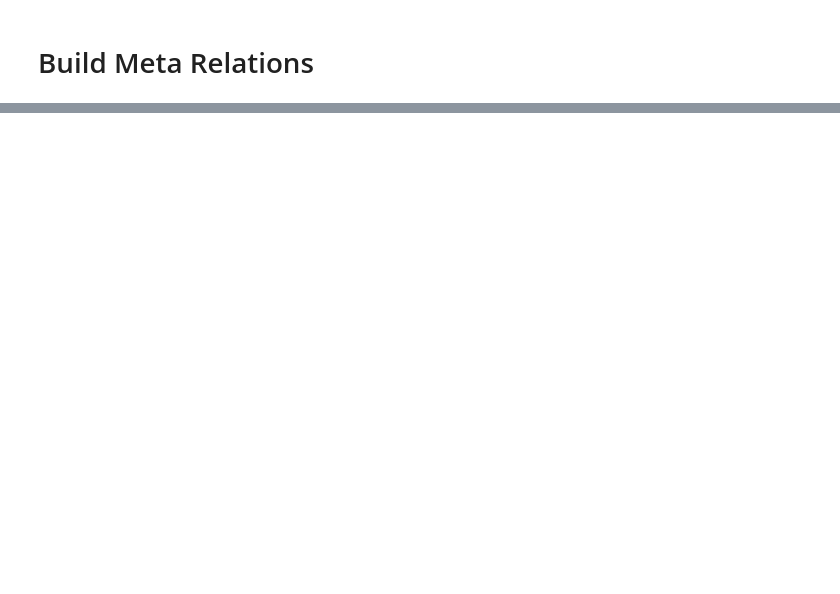
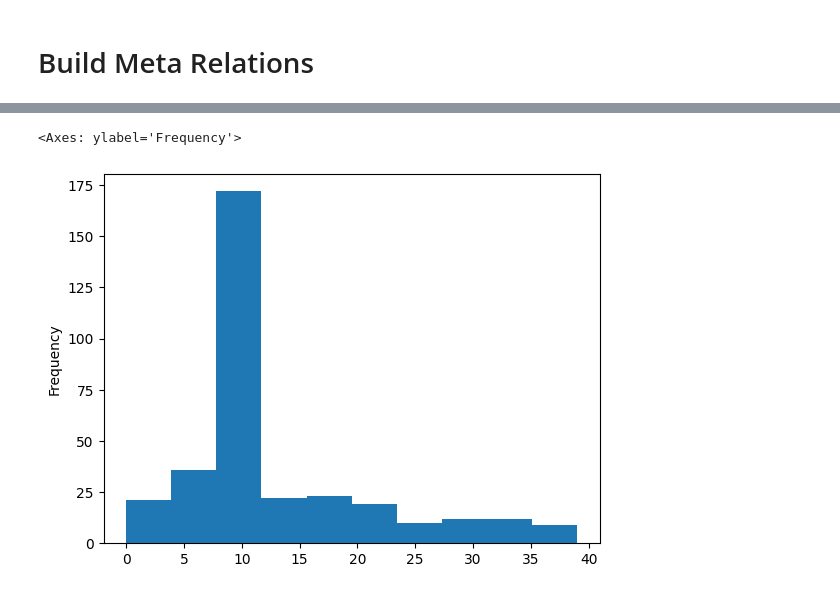
Before and after one commit to Minyall/squashy, a Jupyter notebook: squashy/demos/subreddits_demo.ipynb, the cells around one changed output, grey strips where cells are left out. Saved outputs shown, nothing was run; the diff lists cells and outputs as text; code cells hidden in the pictures; blank space fills up the shorter version.

```diff
--- a/squashy/demos/subreddits_demo.ipynb
+++ b/squashy/demos/subreddits_demo.ipynb
@@ -138,0 +225,8 @@ agglomerator.metrics.visualize(x='pass_', y='runtime', color='hop', log_y=True)
+# %%
+RESOLUTION = 0.4
+
+communities = nx.algorithms.community.louvain_communities(G,weight='score', resolution=RESOLUTION)
+modularity_score = nx.algorithms.community.modularity(G,communities,weight='score', resolution=RESOLUTION)
+
+
+print(f"N Communities: {len(communities)} - Modularity: {modularity_score:.3}")
@@ -138,0 +235,6 @@ agglomerator.metrics.visualize(x='pass_', y='runtime', color='hop', log_y=True)
+# %%
+com_to_assign = {}
+for i, community in enumerate(communities):
+    for member in community:
+        com_to_assign[member] = i
+com_to_assign
@@ -138,0 +259,2 @@ agglomerator.metrics.visualize(x='pass_', y='runtime', color='hop', log_y=True)
+# %%
+sizes = node_list.set_index('id')['n_subnodes'].to_dict()
@@ -138,0 +272,7 @@ agglomerator.metrics.visualize(x='pass_', y='runtime', color='hop', log_y=True)
+# %%
+node_list = node_list.merge(pd.Series(com_to_assign, name='community'), how='left', left_on='id', right_index=True)
+# %%
+node_list['community'].plot(kind='hist')
+# %% [output]
+<Axes: ylabel='Frequency'>
+[figure, added]
```
Also changed, not shown: parts of 30 cells of this notebook.
